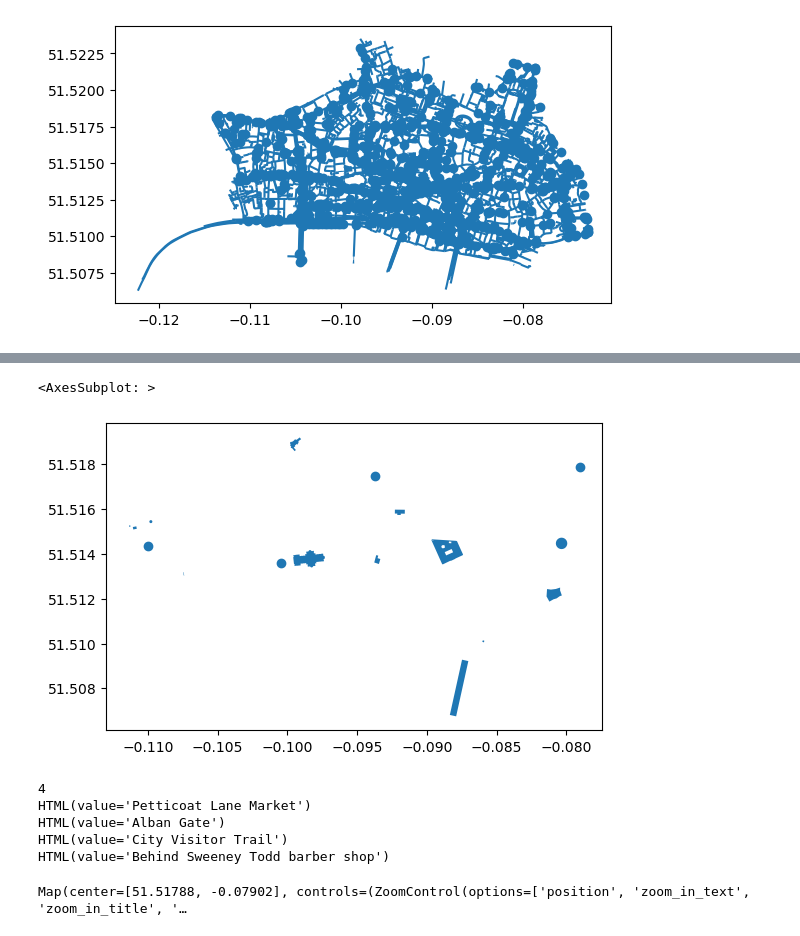
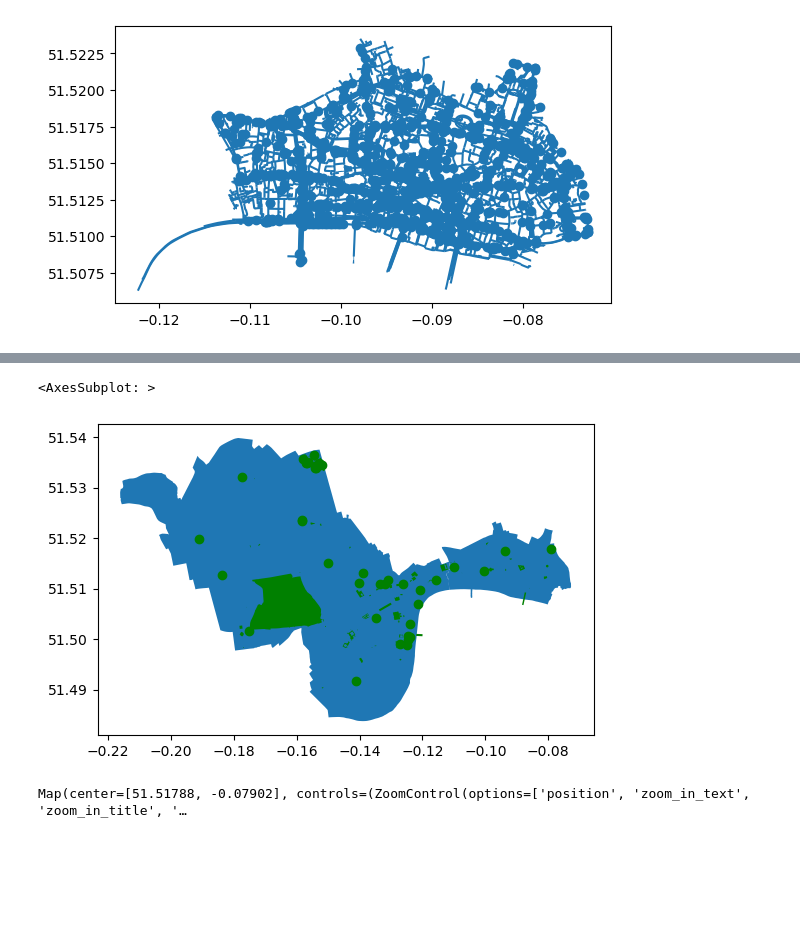
Before and after one commit to Felioxx/Mobile-ity-Scope, a Jupyter notebook: first_steps_python/get_osm_data_Anne.ipynb, the cells around one changed output, grey strips where cells are left out. Saved outputs shown, nothing was run; the diff lists cells and outputs as text; code cells hidden in the pictures; blank space fills up the shorter version.

```diff
--- a/first_steps_python/get_osm_data_Anne.ipynb
+++ b/first_steps_python/get_osm_data_Anne.ipynb
@@ -119,8 +132,9 @@ attractions_c
-# %%
-attractions.plot()
-# %% [output]
-<AxesSubplot: >
-[figure, removed]
+# %%
+base = area_both.plot()
+attractions.plot(ax=base, color='green')
+# %% [output]
+<AxesSubplot: >
+[figure, added]
 # %%
 from ipyleaflet import Map, Marker, GeoData, basemaps, LayersControl, Popup
 from ipywidgets import HTML
@@ -157,26 +171,25 @@ attraction_points = attractions.loc[attractions.geometry.geometry.type=='Point']
 #print(attraction_points.iloc)
 #poi = attraction_points.iloc[0]
 #print(poi)
-print(len(attraction_points))
-laenge=range(len(attraction_points))
-for x in laenge:
-    poi = attraction_points.iloc[x]
-    #print(poi[0])
-    marker2 = Marker(location=(poi.geometry.y , poi.geometry.x), draggable=False)
-    pop = HTML()
-    pop.value = poi[0]
-    #pop.description = poi[0]
-    marker2.popup = pop
-    print(pop)
-    map.add(marker2)
-
-#for a in attraction_points.iloc:
+#print(len(attraction_points))   28
+laenge=range(len(attraction_points)-2)
+#print(laenge)
+for x in (laenge):
+    # filter out a nan value at the 28th position of attraction_points
+    if x==27:
+        # do nothing
+        useless=1
+    else:
+        poi = attraction_points.iloc[x]
+        #print(poi[0])
+        marker2 = Marker(location=(poi.geometry.y , poi.geometry.x), draggable=False)
+        pop = HTML()
+        pop.value = poi[0]
+        #pop.description = poi[0]
+        marker2.popup = pop
+        #print(pop)
+        map.add(marker2)
 
 display(map)
 # %% [output]
-4
-HTML(value='Petticoat Lane Market')
-HTML(value='Alban Gate')
-HTML(value='City Visitor Trail')
-HTML(value='Behind Sweeney Todd barber shop')
+Map(center=[51.51788, -0.07902], controls=(ZoomControl(options=['position', 'zoom_in_text', 'zoom_in_title', '…
-Map(center=[51.51788, -0.07902], controls=(ZoomControl(options=['position', 'zoom_in_text', 'zoom_in_title', '…
```
Also changed, not shown: parts of 7 cells of this notebook, 7 other files.
